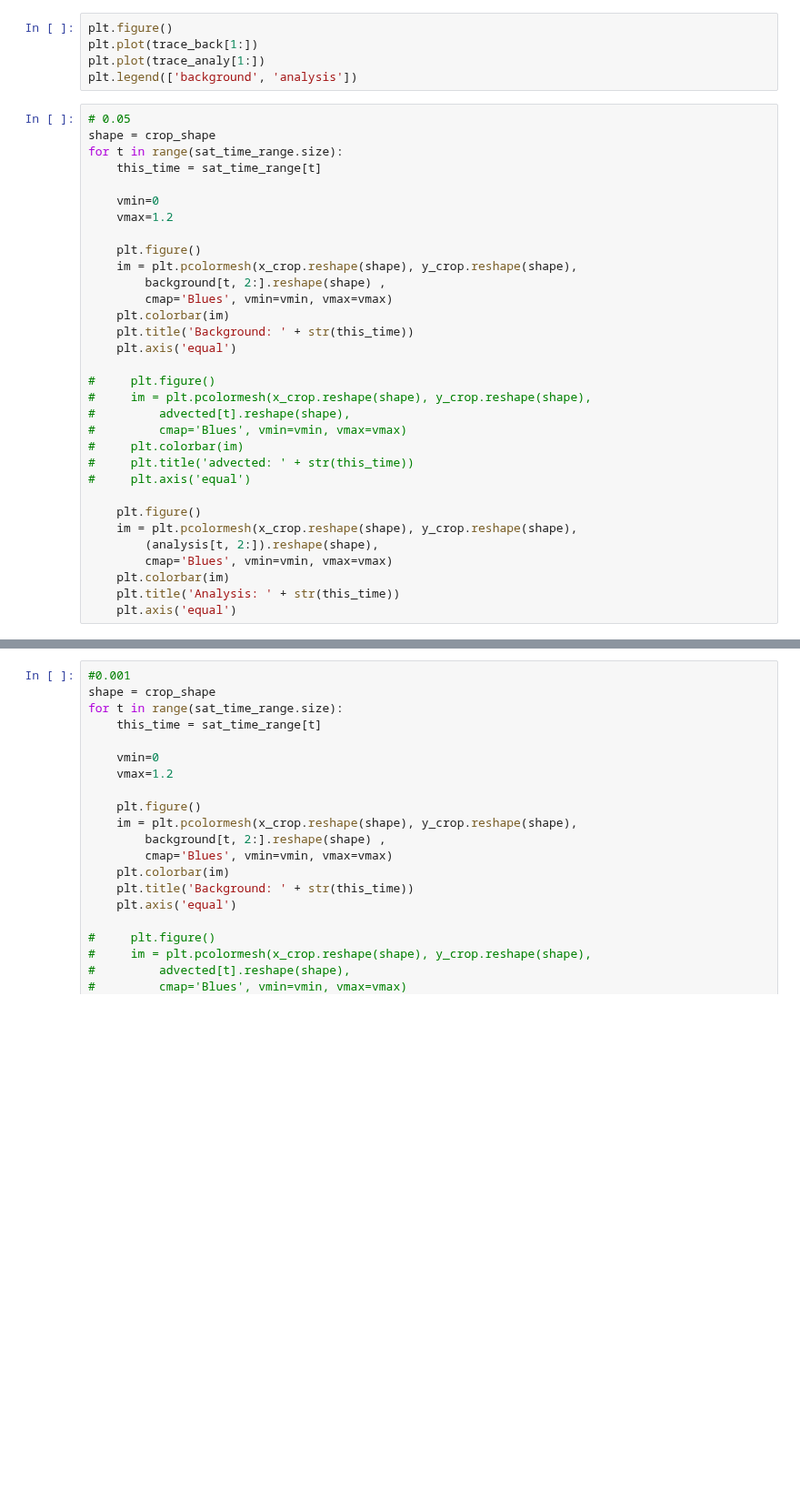
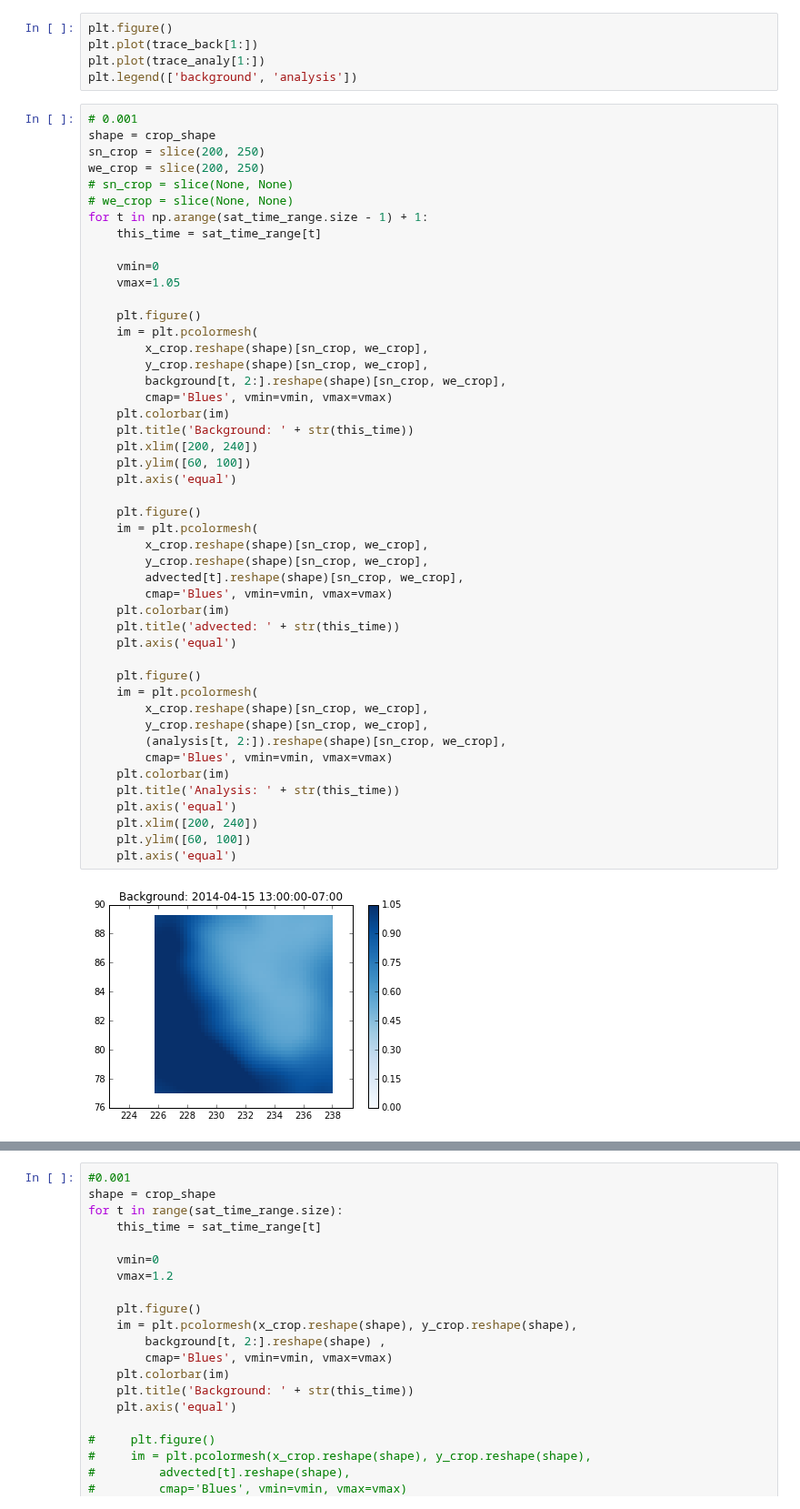
Before and after one commit to travisMharty/letkf_forecasting, a Jupyter notebook: run_file.ipynb, the cells around one changed output, grey strips where cells are left out. Shown at 91% size. Drawn from its saved outputs; the diff is of its cells as text; blank space fills up the shorter version.

```diff
--- a/run_file.ipynb
+++ b/run_file.ipynb
@@ -163,34 +239,51 @@ plt.plot(trace_back[1:])
 plt.plot(trace_analy[1:])
 plt.legend(['background', 'analysis'])
 # %%
-# 0.05
+# 0.001
 shape = crop_shape
-for t in range(sat_time_range.size):
+sn_crop = slice(200, 250)
+we_crop = slice(200, 250)
+# sn_crop = slice(None, None)
+# we_crop = slice(None, None)
+for t in np.arange(sat_time_range.size - 1) + 1:
     this_time = sat_time_range[t]
 
     vmin=0
-    vmax=1.2
+    vmax=1.05
 
     plt.figure()
-    im = plt.pcolormesh(x_crop.reshape(shape), y_crop.reshape(shape),
-        background[t, 2:].reshape(shape) ,
+    im = plt.pcolormesh(
+        x_crop.reshape(shape)[sn_crop, we_crop],
+        y_crop.reshape(shape)[sn_crop, we_crop],
+        background[t, 2:].reshape(shape)[sn_crop, we_crop],
         cmap='Blues', vmin=vmin, vmax=vmax)
     plt.colorbar(im)
     plt.title('Background: ' + str(this_time))
+    plt.xlim([200, 240])
+    plt.ylim([60, 100])
     plt.axis('equal')
 
-#     plt.figure()
-#     im = plt.pcolormesh(x_crop.reshape(shape), y_crop.reshape(shape),
-#         advected[t].reshape(shape),
-#         cmap='Blues', vmin=vmin, vmax=vmax)
-#     plt.colorbar(im)
-#     plt.title('advected: ' + str(this_time))
-#     plt.axis('equal')
+    plt.figure()
+    im = plt.pcolormesh(
+        x_crop.reshape(shape)[sn_crop, we_crop],
+        y_crop.reshape(shape)[sn_crop, we_crop],
+        advected[t].reshape(shape)[sn_crop, we_crop],
+        cmap='Blues', vmin=vmin, vmax=vmax)
+    plt.colorbar(im)
+    plt.title('advected: ' + str(this_time))
+    plt.axis('equal')
 
     plt.figure()
-    im = plt.pcolormesh(x_crop.reshape(shape), y_crop.reshape(shape),
-        (analysis[t, 2:]).reshape(shape),
+    im = plt.pcolormesh(
+        x_crop.reshape(shape)[sn_crop, we_crop],
+        y_crop.reshape(shape)[sn_crop, we_crop],
+        (analysis[t, 2:]).reshape(shape)[sn_crop, we_crop],
         cmap='Blues', vmin=vmin, vmax=vmax)
     plt.colorbar(im)
     plt.title('Analysis: ' + str(this_time))
     plt.axis('equal')
+    plt.xlim([200, 240])
+    plt.ylim([60, 100])
+    plt.axis('equal')
+# %% [output]
+[figure, added]
```
Also changed, not shown: parts of 6 cells of this notebook, 1 other file.
